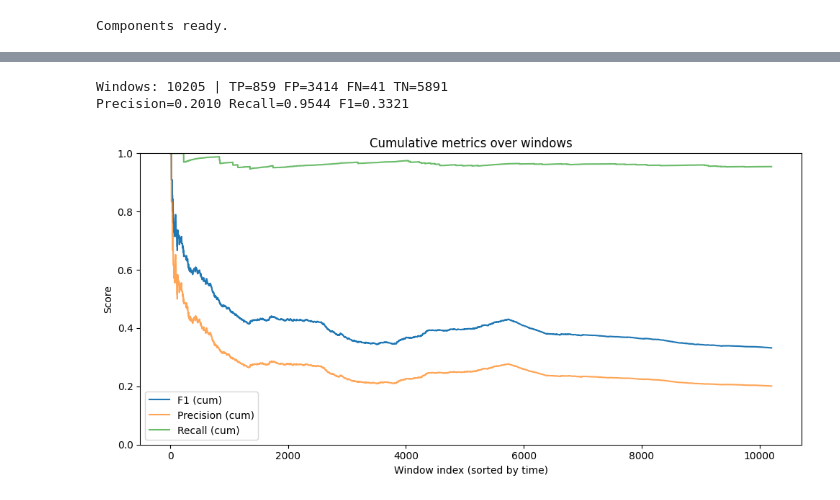
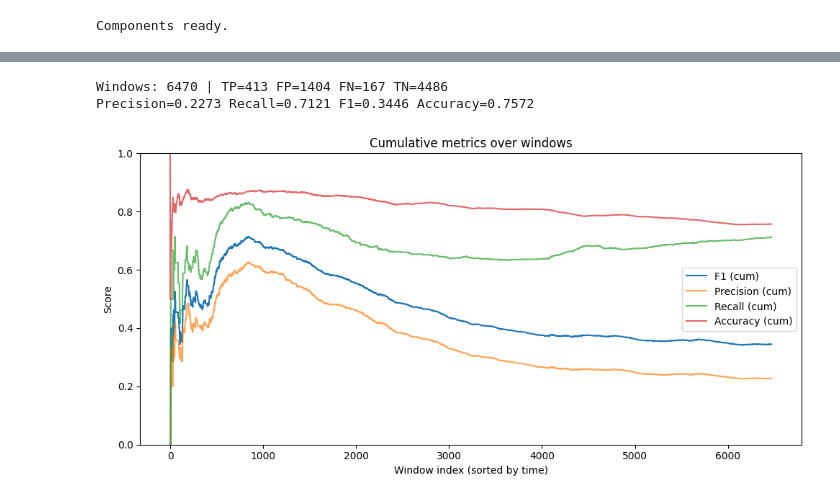
Before and after one commit to mikelandjelos/log-anomaly-analysis, a Jupyter notebook: log-anomaly-analysis/examples/notebooks/bgl_realtime_rtclasses.ipynb, the cells around one changed output, grey strips where cells are left out. Drawn from its saved outputs; the diff is of its cells as text; code cells hidden in the pictures.

Commit message:
Accuracy added to the rtclasses notebook

```diff
--- a/log-anomaly-analysis/examples/notebooks/bgl_realtime_rtclasses.ipynb
+++ b/log-anomaly-analysis/examples/notebooks/bgl_realtime_rtclasses.ipynb
@@ -35,9 +35,9 @@ HASH_SIGNED = True
 # no per-window normalization (use raw counts)
 
 # PCA / detection
-WARMUP_WINDOWS = 300
+WARMUP_WINDOWS = 4000
 VARIANCE_THRESHOLD = 0.95
-ALPHA_SPE = 5e-4
+ALPHA_SPE = 1e-3
 USE_SCALING = True
 
 print("Dataset exists:", DATASET.exists())
@@ -279,34 +279,40 @@ TN = int(((y_pred == 0) & (y_true == 0)).sum())
 
 precision = TP / (TP + FP) if (TP + FP) > 0 else 0.0
 recall = TP / (TP + FN) if (TP + FN) > 0 else 0.0
 f1 = (
     (2 * precision * recall) / (precision + recall) if (precision + recall) > 0 else 0.0
 )
+accuracy = (TP + TN) / (TP + FP + FN + TN) if (TP + FP + FN + TN) > 0 else 0.0
 
 print(f"Windows: {len(joined)} | TP={TP} FP={FP} FN={FN} TN={TN}")
-print(f"Precision={precision:.4f} Recall={recall:.4f} F1={f1:.4f}")
+print(
+    f"Precision={precision:.4f} Recall={recall:.4f} F1={f1:.4f} Accuracy={accuracy:.4f}"
+)
 
 # Cumulative curves over windows (sorted by time)
 cum_TP = np.cumsum(((y_pred == 1) & (y_true == 1)).astype(int))
 cum_FP = np.cumsum(((y_pred == 1) & (y_true == 0)).astype(int))
 cum_FN = np.cumsum(((y_pred == 0) & (y_true == 1)).astype(int))
+cum_TN = np.cumsum(((y_pred == 0) & (y_true == 0)).astype(int))
 eps = 1e-9
 prec_curve = cum_TP / np.maximum(cum_TP + cum_FP, 1)
 rec_curve = cum_TP / np.maximum(cum_TP + cum_FN, 1)
 f1_curve = (2 * prec_curve * rec_curve) / np.maximum(prec_curve + rec_curve, eps)
+acc_curve = (cum_TP + cum_TN) / np.maximum(cum_TP + cum_FP + cum_FN + cum_TN, 1)
 
 plt.figure(figsize=(10, 5))
 plt.plot(f1_curve, label="F1 (cum)")
 plt.plot(prec_curve, label="Precision (cum)", alpha=0.7)
 plt.plot(rec_curve, label="Recall (cum)", alpha=0.7)
+plt.plot(acc_curve, label="Accuracy (cum)", alpha=0.7)
 plt.xlabel("Window index (sorted by time)")
 plt.ylabel("Score")
 plt.ylim(0, 1)
 plt.legend()
 plt.title("Cumulative metrics over windows")
 plt.tight_layout()
 plt.show()
 # %% [output]
-Windows: 10205 | TP=859 FP=3414 FN=41 TN=5891
-Precision=0.2010 Recall=0.9544 F1=0.3321
+Windows: 6470 | TP=413 FP=1404 FN=167 TN=4486
+Precision=0.2273 Recall=0.7121 F1=0.3446 Accuracy=0.7572
-[figure, old version]
+[figure, new version]
```
Also changed, not shown: parts of 1 cell of this notebook.
